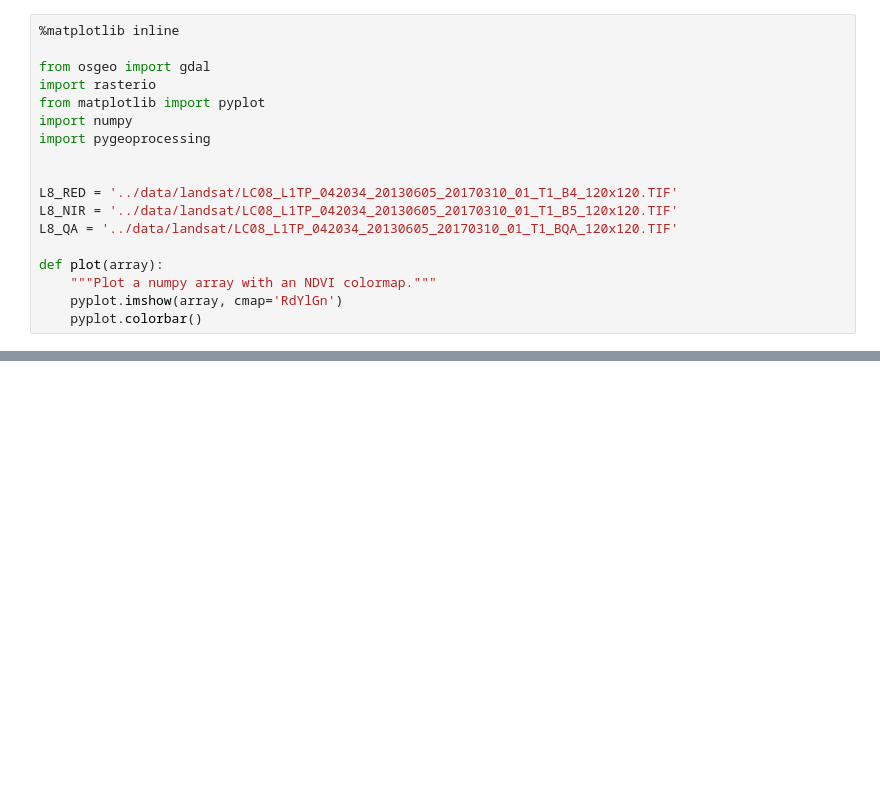
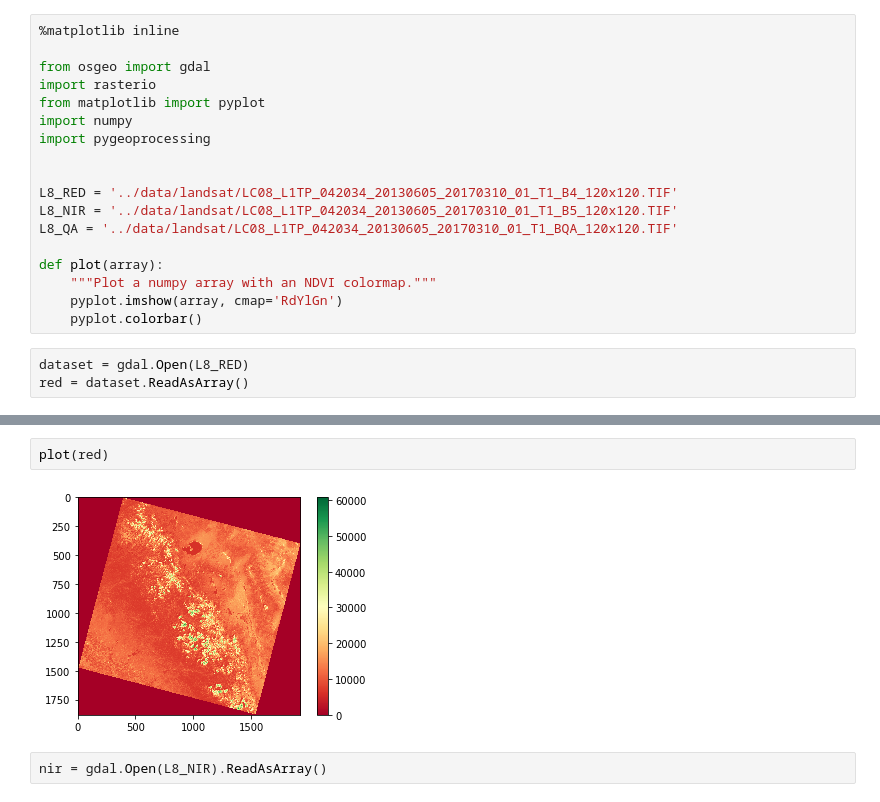
Before and after one commit to geohackweek/tutorial_contents, a Jupyter notebook: raster/notebooks/NDVI from Landsat 8 2013.ipynb, the cells around one changed output, grey strips where cells are left out. Saved outputs shown, nothing was run; the diff lists cells and outputs as text; blank space fills up the shorter version.

```diff
--- a/raster/notebooks/NDVI from Landsat 8 2013.ipynb
+++ b/raster/notebooks/NDVI from Landsat 8 2013.ipynb
@@ -47,3 +47,6 @@ def plot(array):
     """Plot a numpy array with an NDVI colormap."""
     pyplot.imshow(array, cmap='RdYlGn')
     pyplot.colorbar()
+# %%
+dataset = gdal.Open(L8_RED)
+red = dataset.ReadAsArray()
@@ -49,0 +64,6 @@ def plot(array):
+# %%
+plot(red)
+# %% [output]
+[figure, added]
+# %%
+nir = gdal.Open(L8_NIR).ReadAsArray()
```
Also changed, not shown: parts of 4 cells of this notebook.
